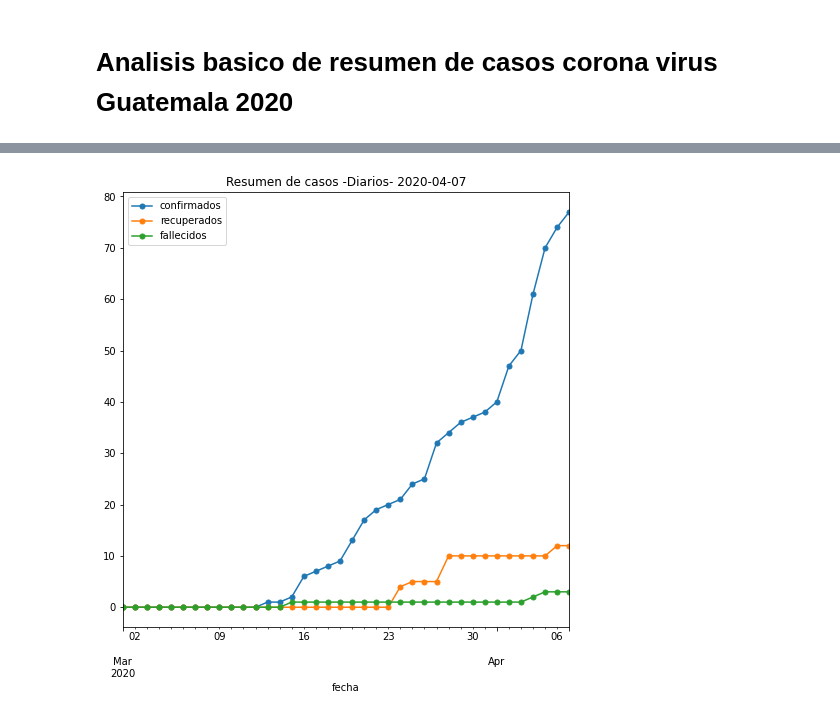
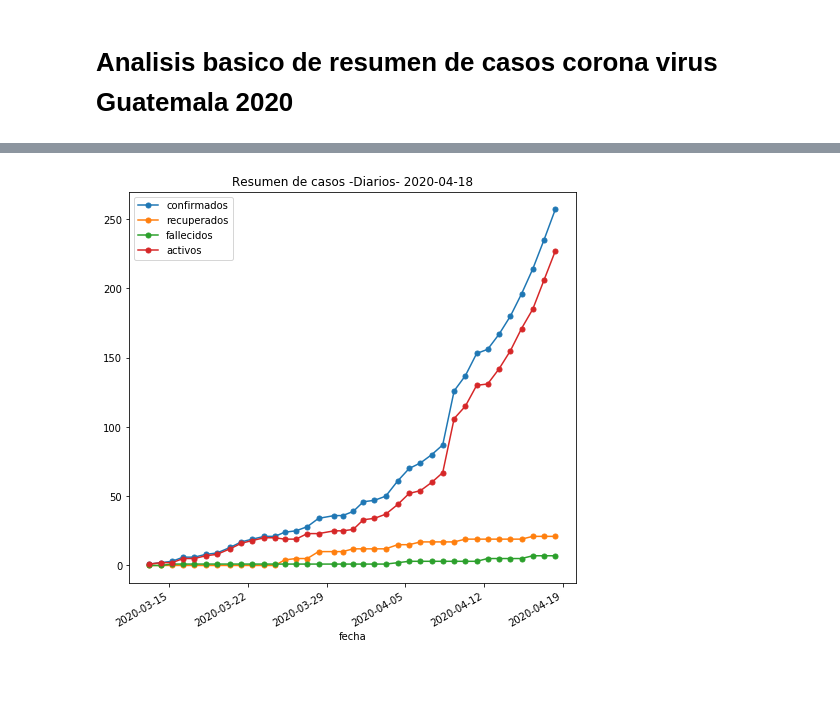
Before and after one commit to ncovgt2020/ncovgt2020, a Jupyter notebook: scripts/analisis_basico_casos.ipynb, the cells around one changed output, grey strips where cells are left out. Saved outputs shown, nothing was run; the diff lists cells and outputs as text; code cells hidden in the pictures; blank space fills up the shorter version.

```diff
--- a/scripts/analisis_basico_casos.ipynb
+++ b/scripts/analisis_basico_casos.ipynb
@@ -5,7 +5,7 @@ import pandas as pd
 import numpy as np
 import matplotlib.pyplot as plt
 # %%
-dir_resumen = '../data/resumen_casos.csv'
+dir_resumen = '../data/resumen_todos.csv'
 casos = pd.read_csv(dir_resumen, header = 0, parse_dates = True)
 
 # dar formato a fechas
@@ -31,7 +29,7 @@ memory usage: 1.6+ KB
 None
 # %%
-casos = casos.set_index(keys = "fecha", drop = True)
-casos = casos.drop(columns = 'fuente') # ignorar fuente de informacion
+casos = casos.set_index(keys = 'fecha', drop = True)
+#casos = casos.drop(columns = 'fuente') # ignorar fuente de informacion
 # mostrar algunos datos
 print(casos.head())
 # %% [output]
@@ -53,8 +52,8 @@ casos.plot.bar(ax = fig1ax1 , width = 2)
 # %%
 fig2 = plt.figure(figsize=(8,8))
 fig2ax1 = fig2.add_subplot(1,1,1)
-fig2ax1.set_title('Resumen de casos -Diarios- {}'.format(casos.index.to_list()[-1].strftime('%Y-%m-%d')))
-casos.cumsum().plot( ax = fig2ax1, marker='.',markersize=10)
+fig2ax1.set_title('Resumen de casos -Diarios- {}'.format(casos.index.tolist()[-1].strftime('%Y-%m-%d')))
+casos.plot( ax = fig2ax1, marker='.',markersize=10)
 fig2.savefig("../imgs/resumen.png".format())
 # %% [output]
-[figure, old version]
+[figure, new version]
```
Also changed, not shown: parts of 3 cells of this notebook, 1 other file.
